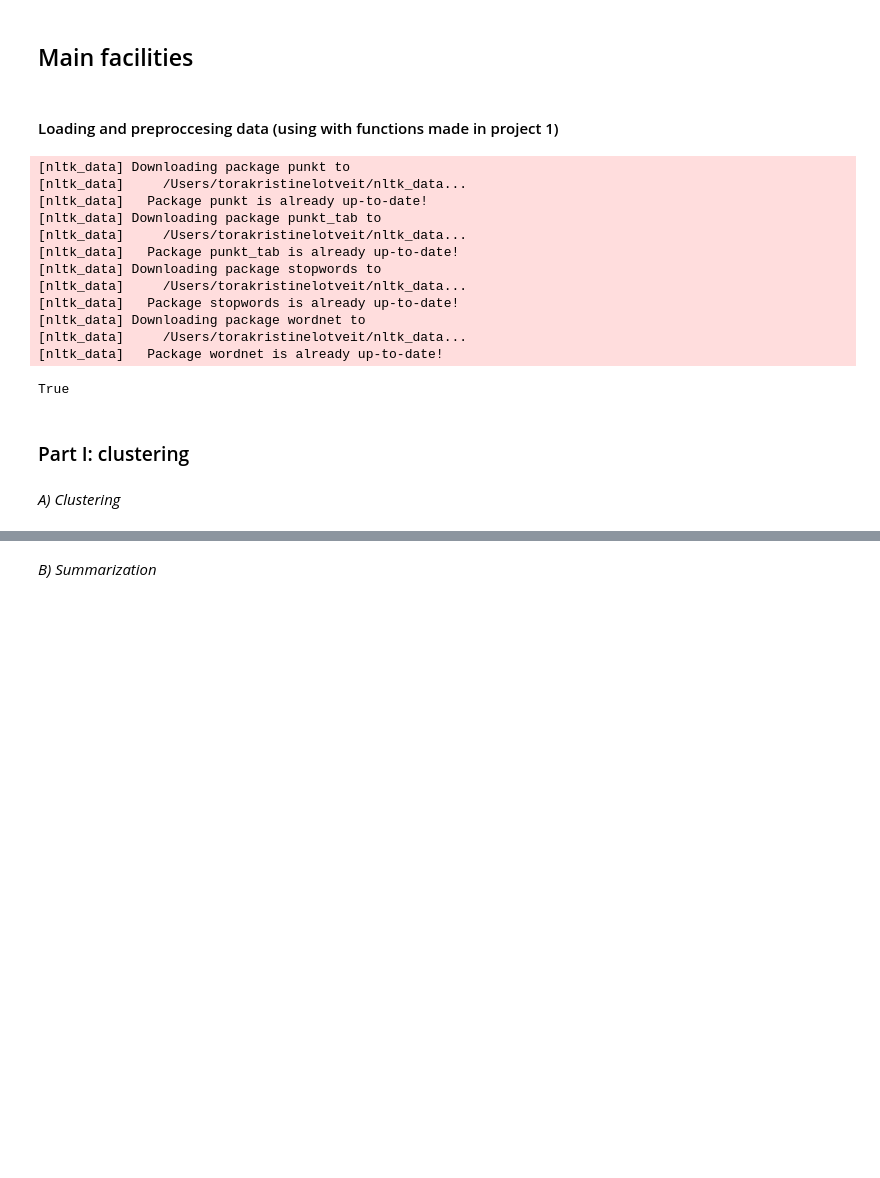
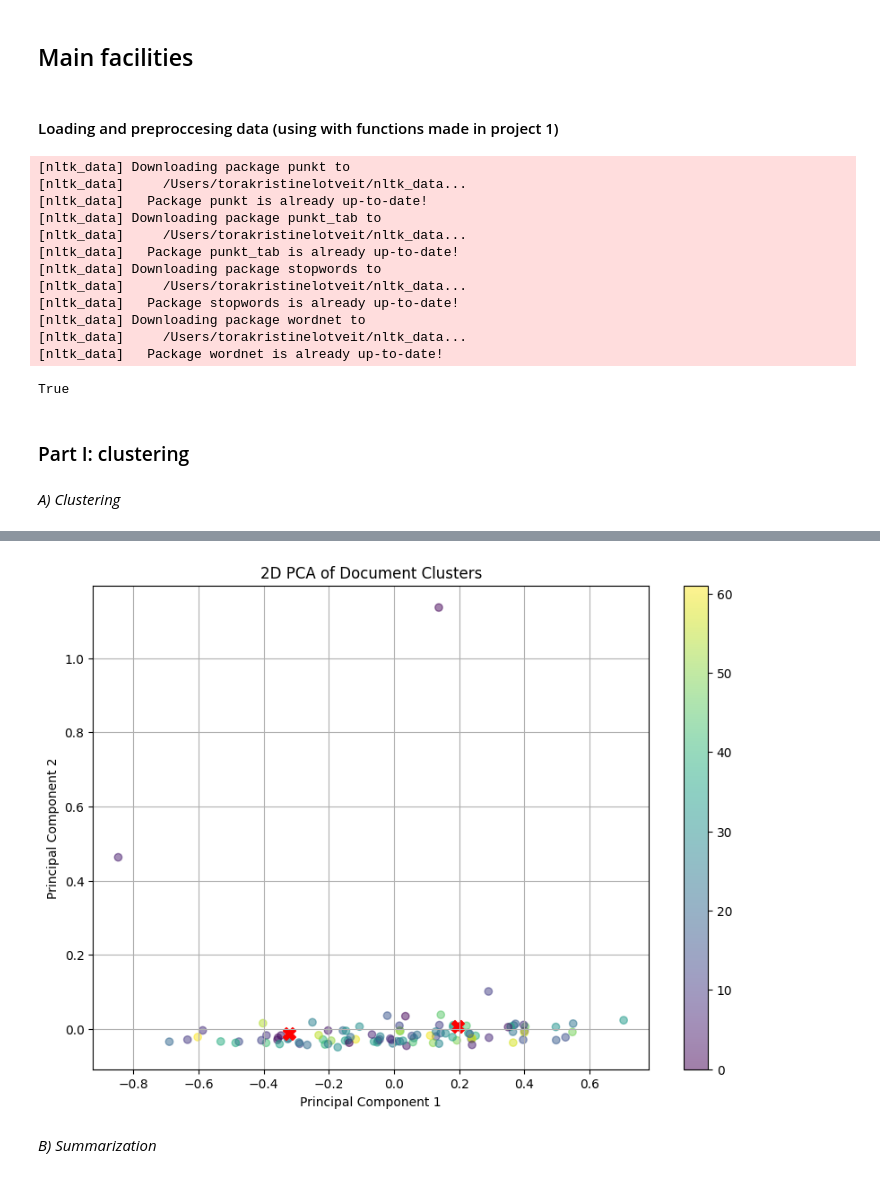
Before and after one commit to AmandaTofthage/Information_PR_Project, a Jupyter notebook: Gxx_P2_notebook.ipynb, the cells around one changed output, grey strips where cells are left out. Saved outputs shown, nothing was run; the diff lists cells and outputs as text; code cells hidden in the pictures; blank space fills up the shorter version.

Commit message:
clustering added

```diff
--- a/Gxx_P2_notebook.ipynb
+++ b/Gxx_P2_notebook.ipynb
@@ -153,0 +171,85 @@ save_index_to_json(inverted_index)
+# %%
+def clustering(D, args=None):
+    if args is None:
+        args = {}
+
+    # Extract algorithm and maximum number of clusters to evaluate from args:
+    algorithm = args.get('algorithm', 'kmeans') # Default algorithm is k-means
+    max_k = args.get('max_k', 10) # Default maximum k to evaluate
+    vectorizer = args.get('vectorizer', BM25Vectorizer())
+
+    # Prepare document vectors
+    document_text = D.apply(lambda x: f"{x['title']} {x['abstract']} {x['authors']} {x['journal']}", axis=1)
+    document_vectors = vectorizer.fit_transform(document_text)
+
+    # Determine the best number of clusters (if not provided)
+    if 'num_clusters' not in args:
+        num_clusters = determine_number_of_clusters(document_vectors, max_k)
+    else:
+        num_clusters = args['num_clusters']
+
+    # Apply the chosen clustering algorithm
+    if algorithm == 'kmeans':
+        model = KMeans(n_clusters=num_clusters, random_state=42)
+        labels = model.fit_predict(document_vectors)
+        centroids = model.cluster_centers_
+    else:
+        # Add more clustering algorithms as needed
+        raise ValueError("Unsupported algorithm")
+
+   # Group document IDs by cluster
+    clusters = {i: [] for i in range(num_clusters)}
+    for idx, label in enumerate(labels):
+        clusters[label].append(D.iloc[idx]['cord_uid'])
+
+    # Generate output
+    clustering_solution = []
+    for i in range(num_clusters):
+        cluster_info = {
+            'centroid': centroids[i] if 'centroids' in locals() else None,
+            'documents': clusters[i]
+        }
+        clustering_solution.append(cluster_info)
+
+    return clustering_solution
+
+
+def plot_clusters_pca(document_vectors, labels, centroids):
+    pca = PCA(n_components=2)  # Reduce dimensions to 2 for visualization
+    reduced_data = pca.fit_transform(document_vectors)
+    reduced_centroids = pca.transform(centroids)
+
+    plt.figure(figsize=(10, 7))
+    scatter = plt.scatter(reduced_data[:, 0], reduced_data[:, 1], c=labels, cmap='viridis', marker='o', alpha=0.5)
+
+    # Plot centroids
+    plt.scatter(reduced_centroids[:, 0], reduced_centroids[:, 1], c='red', marker='X', s=100)
+
+    plt.colorbar(scatter)
+    plt.title('2D PCA of Document Clusters')
+    plt.xlabel('Principal Component 1')
+    plt.ylabel('Principal Component 2')
+    plt.grid(True)
+    plt.show()
+
+
+
+# Example usage (with sample size):
+sample_size = 100
+sample_indices = random.sample(range(len(D)), sample_size)
+D_sample = D.iloc[sample_indices]
+sample_cluster_result = clustering(D_sample)
+print(sample_cluster_result)
+
+# Extract document vectors and labels for visualization
+vectorizer = BM25Vectorizer()
+document_text = D_sample.apply(lambda x: f"{x['title']} {x['abstract']} {x['authors']} {x['journal']}", axis=1)
+document_vectors = vectorizer.fit_transform(document_text)
+labels = [label for cluster in sample_cluster_result for label in [cluster['documents'].index(doc_id) for doc_id in cluster['documents']]]
+
+# Assuming centroids are extracted correctly from the clustering function
+centroids = np.array([cluster['centroid'] for cluster in sample_cluster_result if 'centroid' in cluster])
+
+# Call the visualization function
+plot_clusters_pca(document_vectors, labels, centroids)
+# %% [output]
@@ -154,2 +273,3 @@ save_index_to_json(inverted_index)
+[figure, added]
 # %% [markdown]
 *B) Summarization*
```
Also changed, not shown: parts of 13 cells of this notebook.
